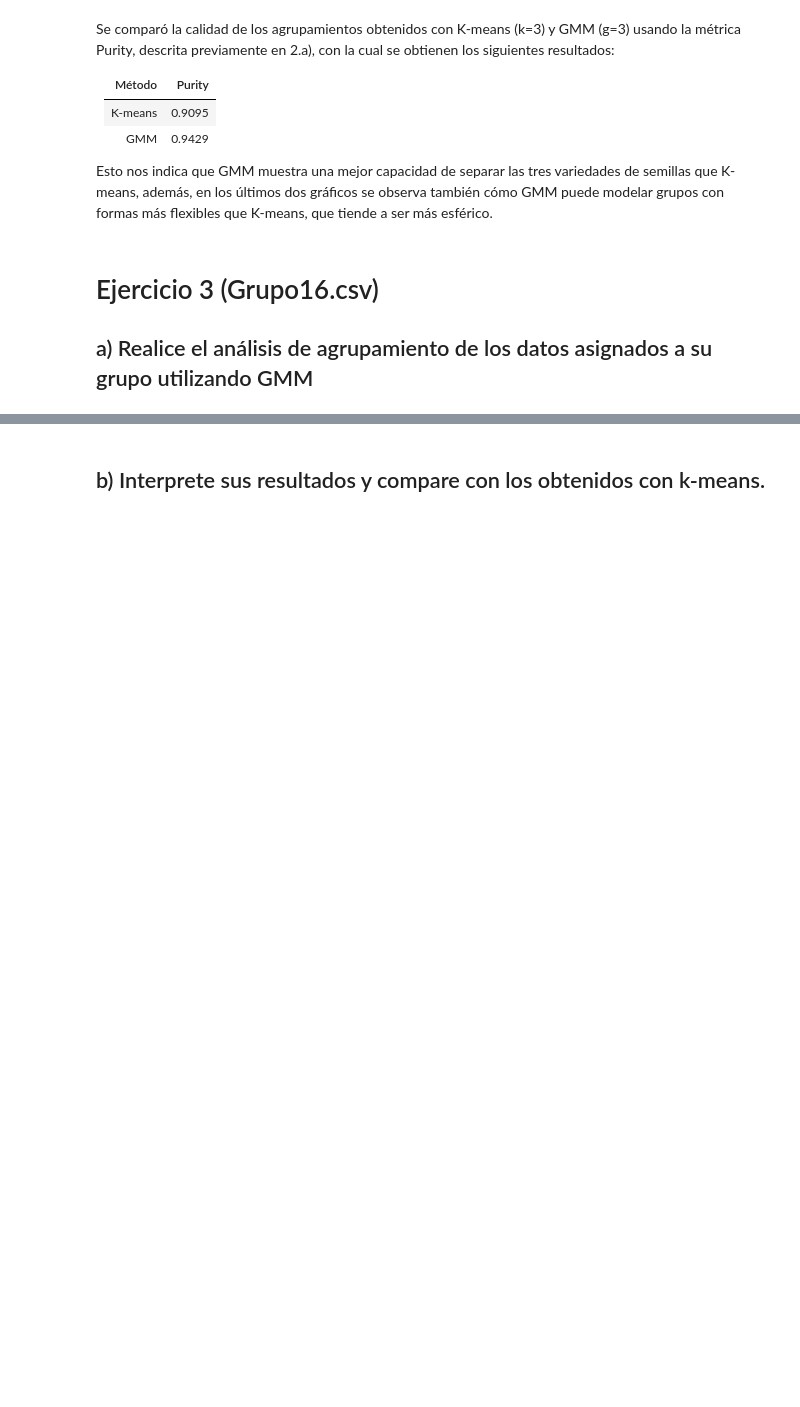
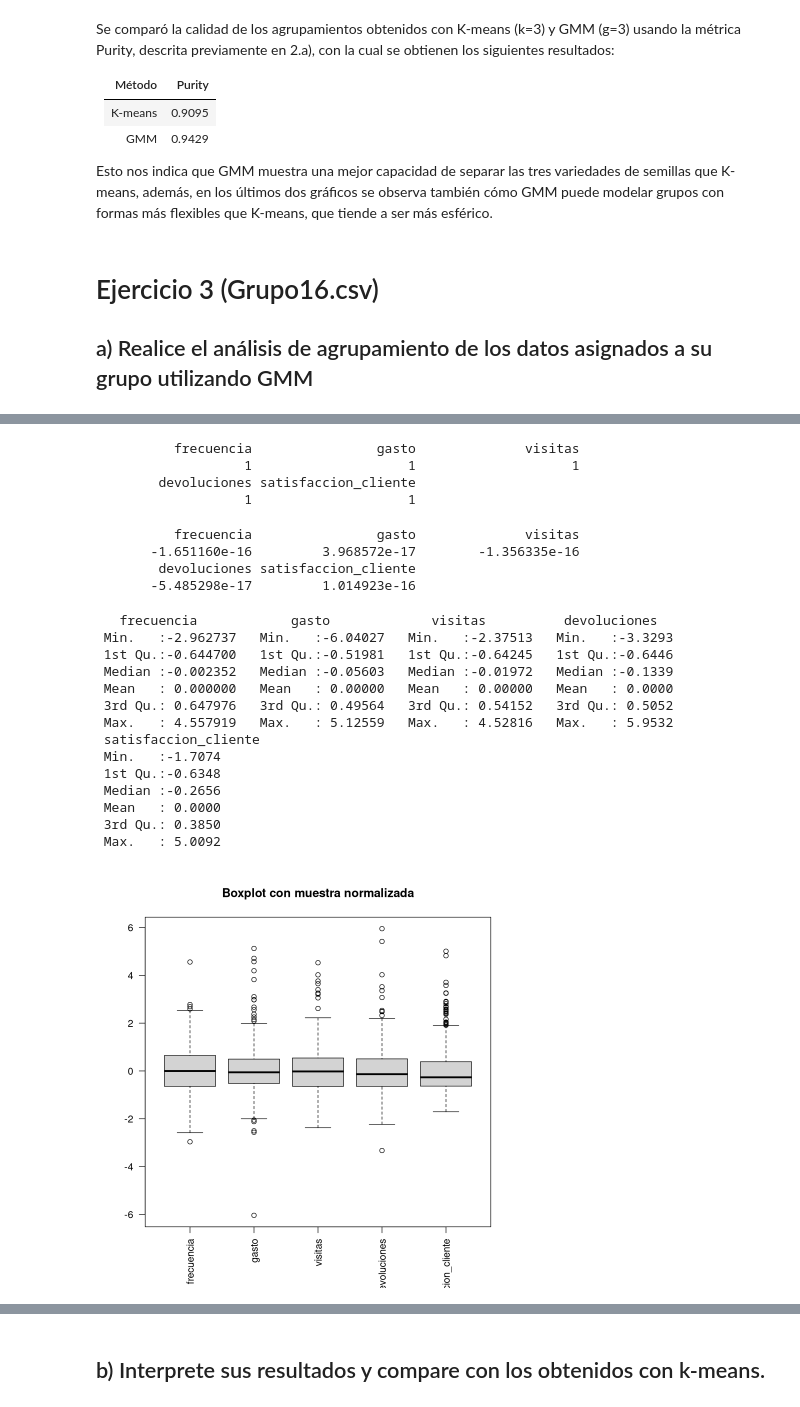
Before and after one commit to Tolally/info257-aprendizaje-de-maquinas-algoritmos-no-supervisados, a Jupyter notebook: Clustering2_Grupo16.ipynb, the cells around one changed output, grey strips where cells are left out. Cells and saved outputs as stored; diff of their text form; code cells hidden in the pictures; blank space fills up the shorter version.

```diff
--- a/Clustering2_Grupo16.ipynb
+++ b/Clustering2_Grupo16.ipynb
@@ -288 +294,33 @@ dim(datos_g16)
+# %%
+# Normalización
+
+datos_g16 <- apply(datos_g16, 2, scale)
+apply(datos_g16, 2, var)
+apply(datos_g16, 2, mean)
+summary(datos_g16)
+boxplot(datos_g16, main = "Boxplot con muestra normalizada", las = 2)
+# %% [output]
+          frecuencia                gasto              visitas
+                   1                    1                    1
+        devoluciones satisfaccion_cliente
+                   1                    1
+          frecuencia                gasto              visitas
+       -1.651160e-16         3.968572e-17        -1.356335e-16
+        devoluciones satisfaccion_cliente
+       -5.485298e-17         1.014923e-16
+   frecuencia            gasto             visitas          devoluciones
+ Min.   :-2.962737   Min.   :-6.04027   Min.   :-2.37513   Min.   :-3.3293
+ 1st Qu.:-0.644700   1st Qu.:-0.51981   1st Qu.:-0.64245   1st Qu.:-0.6446
+ Median :-0.002352   Median :-0.05603   Median :-0.01972   Median :-0.1339
+ Mean   : 0.000000   Mean   : 0.00000   Mean   : 0.00000   Mean   : 0.0000
+ 3rd Qu.: 0.647976   3rd Qu.: 0.49564   3rd Qu.: 0.54152   3rd Qu.: 0.5052
+ Max.   : 4.557919   Max.   : 5.12559   Max.   : 4.52816   Max.   : 5.9532
+ satisfaccion_cliente
+ Min.   :-1.7074
+ 1st Qu.:-0.6348
+ Median :-0.2656
+ Mean   : 0.0000
+ 3rd Qu.: 0.3850
+ Max.   : 5.0092
+[figure, added]
 # %%
```
Also changed, not shown: parts of 5 cells of this notebook.
